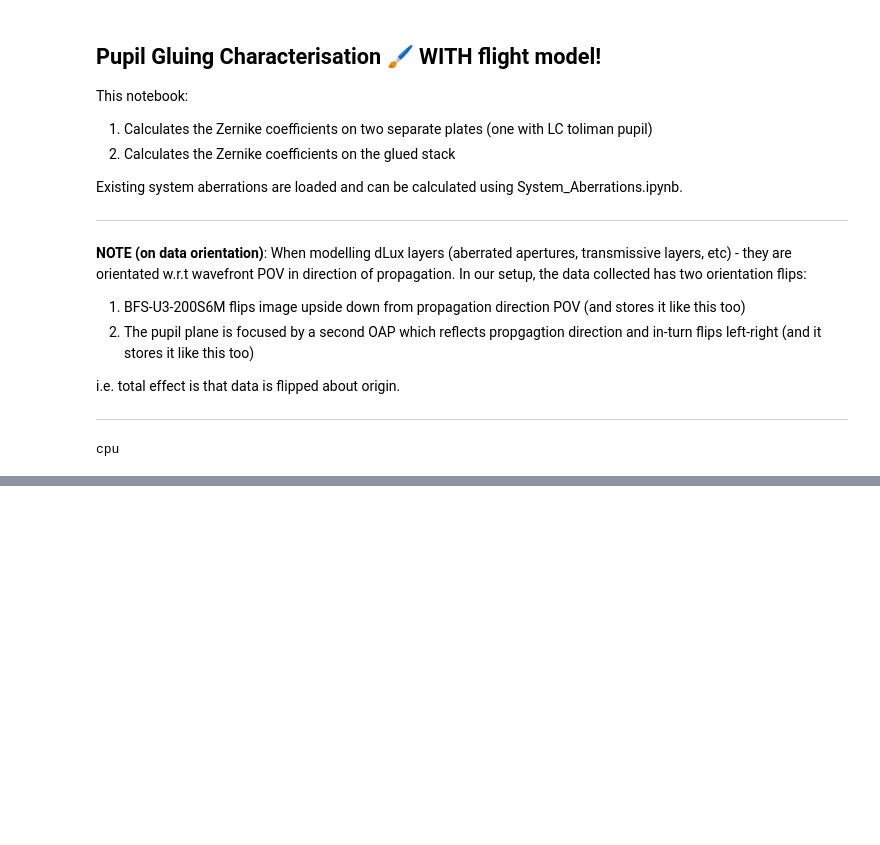
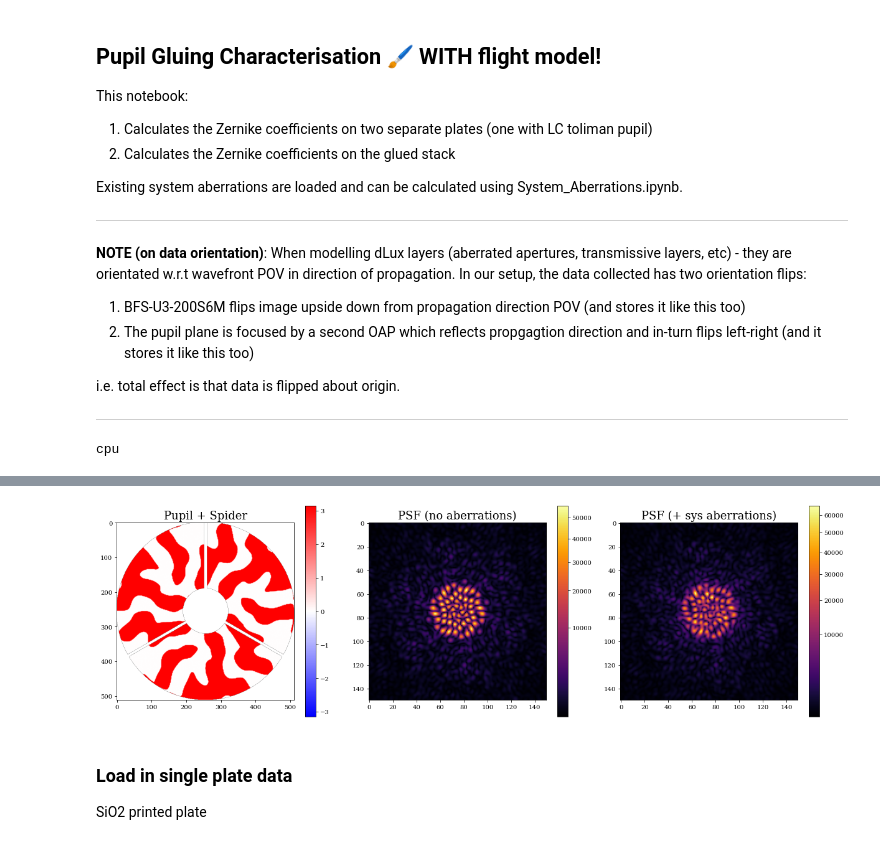
Before and after one commit to TolimanSpace/toliman_dp_design_testing, a Jupyter notebook: Gluing_Characterisation_3_26_fm.ipynb, the cells around one changed output, grey strips where cells are left out. Cells and saved outputs as stored; diff of their text form; code cells hidden in the pictures; blank space fills up the shorter version.

```diff
--- a/Gluing_Characterisation_3_26_fm.ipynb
+++ b/Gluing_Characterisation_3_26_fm.ipynb
@@ -115,0 +202,66 @@ print("Using detector pixel scale of {:.3f} arcsec".format(psf_pixel_scale))
+# %%
+# toliman pupil
+mask_path = "diffractive_pupil.npy"
+mask = np.load(mask_path)
+mask = resize(mask, (aperture_npix,aperture_npix))
+mask_layer = BasisLayer(basis=np.array([mask]), coefficients=np.array([np.pi]), as_phase=True,rotation=0*np.pi/180) # rotating basis layer
+tol_psf_npix = 150
+
+zernike_indices = np.arange(4,16)
+op_sys = dLT.TolimanOpticalSystem(
+        wf_npixels=mask.shape[0],
+        psf_npixels=tol_psf_npix,
+        oversample=1,
+        psf_pixel_scale=psf_pixel_scale,
+        mask=mask_layer,
+        noll_indices=zernike_indices,
+        )
+
+# replace spider with one that rotates
+rot_spider_layer = ('spider', TransmissiveLayer(transmission=op_sys.aperture.transmission))
+
+# separate system coeffs
+sys_layer = ('SystemAberrations', dl.layers.BasisOptic(basis=syst_basis, coefficients=jnp.zeros((syst_basis.shape[0],)), normalise=False))
+
+# separate plate coeffs (for cleanliness)
+plate_layer = ('plate', dl.layers.BasisOptic(basis=basis, transmission=None, coefficients=coeffs, normalise=False))
+
+op_sys = op_sys.remove_layer("aperture")
+op_sys = op_sys.insert_layer(plate_layer, index=0)
+op_sys = op_sys.insert_layer(rot_spider_layer, index=0)
+op_sys = op_sys.insert_layer(sys_layer, index=0)
+
+op_sys_aberr = op_sys.set("SystemAberrations.coefficients", syst_coeffs)
+
+# Combined system
+tol_tel = dl.Telescope(op_sys, ('source', red_src))
+tol_tel_sys = dl.Telescope(op_sys_aberr, ('source', red_src))
+
+%matplotlib inline
+psf = tol_tel.model()
+psf_norm = PowerNorm(gamma=0.5)
+pupil_basis = tol_tel.pupil.eval_basis()
+spider = tol_tel.spider.transmission
+
+plt.figure(figsize=(17,5))
+plt.subplot(1,3,1)
+nan_spider = jnp.where(spider==0, jnp.nan, 1)
+plt.imshow(pupil_basis*nan_spider, norm=CenteredNorm(), cmap='bwr')
+plt.title("Pupil + Spider")
+plt.colorbar()
+plt.subplot(1,3,2)
+plt.imshow(psf,norm=psf_norm)
+plt.title("PSF (no aberrations)")
+plt.colorbar()
+plt.subplot(1,3,3)
+psf = tol_tel_sys.model()
+psf_norm = PowerNorm(gamma=0.5)
+plt.imshow(psf,norm=psf_norm)
+plt.title("PSF (+ sys aberrations)")
+plt.colorbar()
+plt.tight_layout()
+# %% [output]
+[figure, added]
+# %% [markdown]
+### Load in single plate data
+SiO2 printed plate
```
Also changed, not shown: parts of 12 cells of this notebook, 1 other file.
